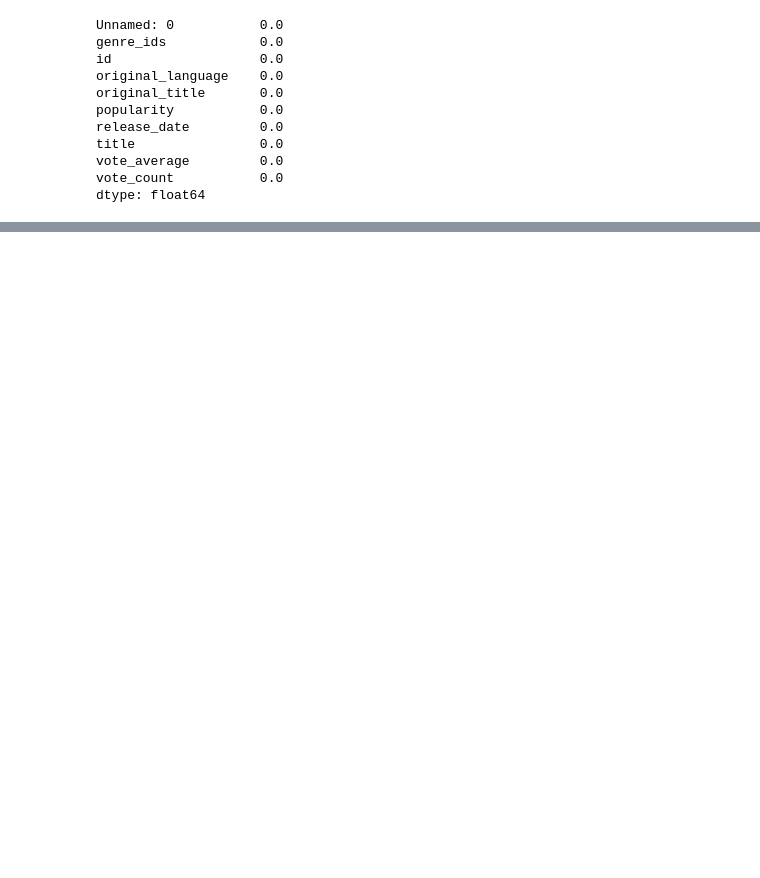
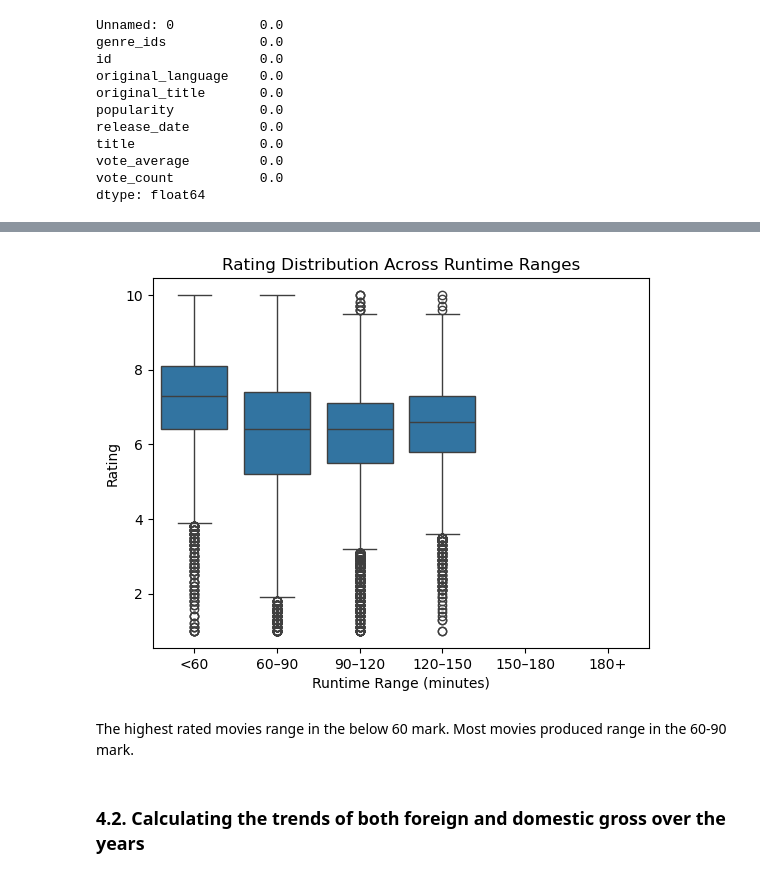
Before and after one commit to felix-musau/phase_2_project, a Jupyter notebook: index.ipynb, the cells around one changed output, grey strips where cells are left out. Cells and saved outputs as stored; diff of their text form; code cells hidden in the pictures; blank space fills up the shorter version.

```diff
--- a/index.ipynb
+++ b/index.ipynb
@@ -403,0 +333,26 @@ memory usage: 271.2+ KB
+# %%
+# Define a function that removes outliers then visualize the ideal time
+def remove_outliers(df, column):
+    Q1 = df[column].quantile(0.25)
+    Q3 = df[column].quantile(0.75)
+    IQR = Q3 - Q1
+    lower = Q1 - 1.5 * IQR
+    upper = Q3 + 1.5 * IQR
+    return df[(df[column] >= lower) & (df[column] <= upper)]
+movie_basics_ratings = remove_outliers(movie_basics_ratings, 'runtime_minutes')
+# %%
+#Create bins first, divedi them as below 60, 60-90, 90-120, 120-150, 150-180 then 180+
+movie_basics_ratings['runtime_bin'] = pd.cut(movie_basics_ratings['runtime_minutes'], bins=[0, 60, 90, 120, 150, 180, 300],
+                           labels=['<60', '60–90', '90–120', '120–150', '150–180', '180+'])
+#Visualize the bins using seaborn
+sns.boxplot(x='runtime_bin', y='averagerating', data=movie_basics_ratings)
+plt.title("Rating Distribution Across Runtime Ranges")
+plt.xlabel("Runtime Range (minutes)")
+plt.ylabel("Rating")
+plt.show()
+# %% [output]
+[figure, added]
+# %% [markdown]
+The highest rated movies range in the below 60 mark. Most movies produced range in the 60-90 mark.
+# %% [markdown]
+### 4.2. Calculating the trends of both foreign and domestic gross over the years
```
Also changed, not shown: parts of 107 cells of this notebook.
